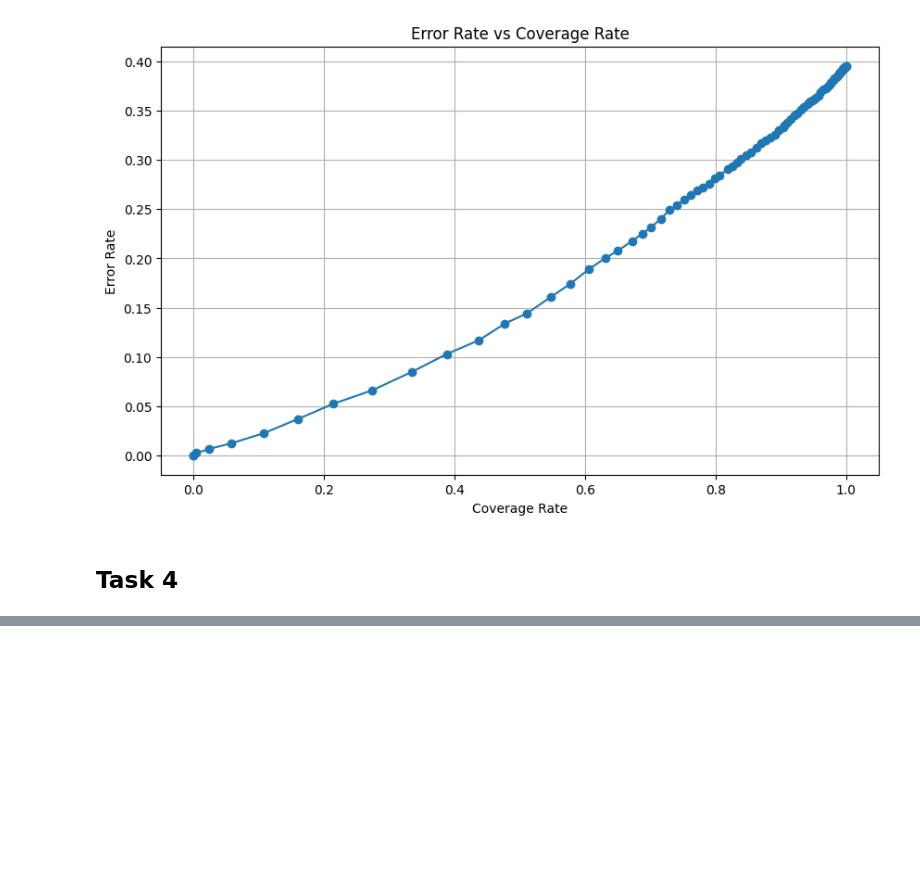
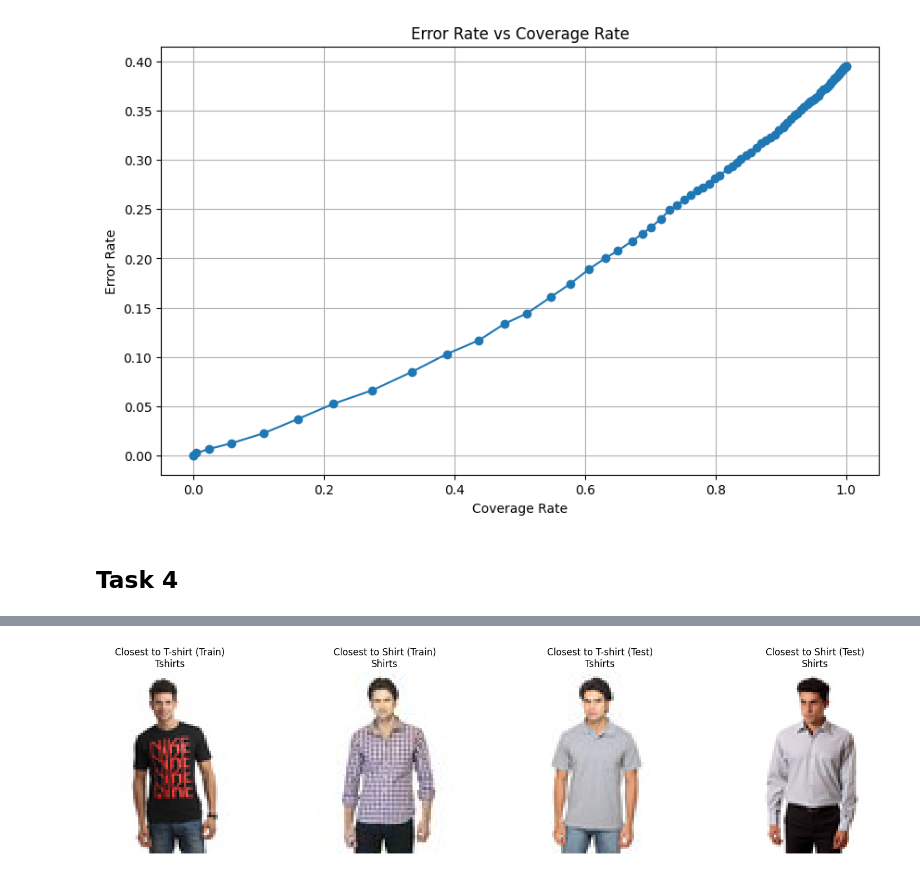
Before and after one commit to ThijmenA/Deep-Learning-Assignment-1, a Jupyter notebook: ass1_skeleton.ipynb, the cells around one changed output, grey strips where cells are left out. Cells and saved outputs as stored; diff of their text form; code cells hidden in the pictures; blank space fills up the shorter version.

Commit message:
Complete task 4 step 3

```diff
--- a/ass1_skeleton.ipynb
+++ b/ass1_skeleton.ipynb
@@ -783,14 +690,0 @@ indexes = get_n_samples_between_two_centroids(centroid_class_0, centroid_class_1
-# %%
-#print translation of all labels
-for i in range(10):
-    print(f"Label {i}: {label_id_to_label_name[i]}")
-
-fig, axes = plt.subplots(1, len(indexes), figsize=(15, 5))
-for ax, i in zip(axes, indexes):
-    dataset_with_embeddings[i][0]
-    image = Image.open(os.path.join(img_dir, f"{dataset_with_embeddings.dataset1.df.iloc[i]['imageId']}.jpg")).convert("RGB")
-    ax.imshow(image)
-    ax.set_title(dataset_with_embeddings.dataset1.df.iloc[i]['articleTypeName'])
-    ax.axis('off')
-plt.tight_layout()
-plt.show()
@@ -808,0 +691,86 @@ Label 9: Sunglasses
+# %%
+# IDs
+tshirt_id = 0
+shirt_id = 1
+
+# Get embeddings with index mapping
+def get_embeddings_from_dataset(dataset):
+    all_embeddings = []
+    all_labels = []
+    all_indices = []
+    for idx, (image, label) in enumerate(DataLoader(dataset, batch_size=1, shuffle=False)):
+        image = image.to(device)
+        with torch.no_grad():
+            embedding = model(image).cpu().squeeze(0)
+        all_embeddings.append(embedding)
+        all_labels.append(label.item())
+        all_indices.append(idx)
+    return torch.stack(all_embeddings), torch.tensor(all_labels), all_indices
+
+# Get train/test embeddings
+train_embeddings, train_labels, train_indices = get_embeddings_from_dataset(train_dataset)
+test_embeddings, test_labels, test_indices = get_embeddings_from_dataset(main_test_dataset)
+
+# Compute centroids
+centroid_tshirt_train = train_embeddings[train_labels == tshirt_id].mean(dim=0)
+centroid_shirt_train  = train_embeddings[train_labels == shirt_id].mean(dim=0)
+centroid_tshirt_test  = test_embeddings[test_labels == tshirt_id].mean(dim=0)
+centroid_shirt_test   = test_embeddings[test_labels == shirt_id].mean(dim=0)
+
+# Closest to centroids
+def find_closest_sample(coordinate, all_embeddings):
+    distances = torch.norm(all_embeddings - coordinate, dim=1)
+    return torch.argmin(distances).item()
+
+# get closest indices in embedding array
+idx_tshirt_train = find_closest_sample(centroid_tshirt_train, train_embeddings)
+idx_shirt_train  = find_closest_sample(centroid_shirt_train,  train_embeddings)
+idx_tshirt_test  = find_closest_sample(centroid_tshirt_test,  test_embeddings)
+idx_shirt_test   = find_closest_sample(centroid_shirt_test,   test_embeddings)
+
+# map to dataset index
+dataset_idx_tshirt_train = train_indices[idx_tshirt_train]
+dataset_idx_shirt_train  = train_indices[idx_shirt_train]
+dataset_idx_tshirt_test  = test_indices[idx_tshirt_test]
+dataset_idx_shirt_test   = test_indices[idx_shirt_test]
+
+# Plotting helper
+def plot_image_from_dataset(dataset, index, title, ax):
+    image_id = dataset.df.iloc[index]["imageId"]
+    label_name = dataset.df.iloc[index]["articleTypeName"]
+    image = Image.open(os.path.join(img_dir, f"{image_id}.jpg")).convert("RGB")
+    ax.imshow(image)
+    ax.set_title(f"{title}\n{label_name}")
+    ax.axis("off")
+
+# Plot closest to centroids
+fig, axes = plt.subplots(1, 4, figsize=(16, 4))
+plot_image_from_dataset(train_dataset, dataset_idx_tshirt_train, "Closest to T-shirt (Train)", axes[0])
+plot_image_from_dataset(train_dataset, dataset_idx_shirt_train, "Closest to Shirt (Train)", axes[1])
+plot_image_from_dataset(main_test_dataset, dataset_idx_tshirt_test, "Closest to T-shirt (Test)", axes[2])
+plot_image_from_dataset(main_test_dataset, dataset_idx_shirt_test, "Closest to Shirt (Test)", axes[3])
+plt.tight_layout()
+plt.show()
+
+# Transition samples
+def get_n_samples_between_two_centroids(centroid1, centroid2, all_embeddings, n=6):
+    step_vector = (centroid2 - centroid1) / (n - 1)
+    samples = []
+    for i in range(n):
+        coord = centroid1 + i * step_vector
+        closest_idx = find_closest_sample(coord, all_embeddings)
+        samples.append(closest_idx)
+    return samples
+
+transition_indices = get_n_samples_between_two_centroids(centroid_tshirt_train, centroid_shirt_train, train_embeddings, n=7)
+dataset_transition_indices = [train_indices[i] for i in transition_indices]
+
+# 8. Plot transition
+fig, axes = plt.subplots(1, len(dataset_transition_indices), figsize=(20, 4))
+for ax, idx in zip(axes, dataset_transition_indices):
+    plot_image_from_dataset(train_dataset, idx, "", ax)
+plt.suptitle("Visual Transition from T-shirt to Shirt in Feature Space", fontsize=14)
+plt.tight_layout()
+plt.show()
+# %% [output]
+[figure, added]
```
Also changed, not shown: parts of 5 cells of this notebook.
